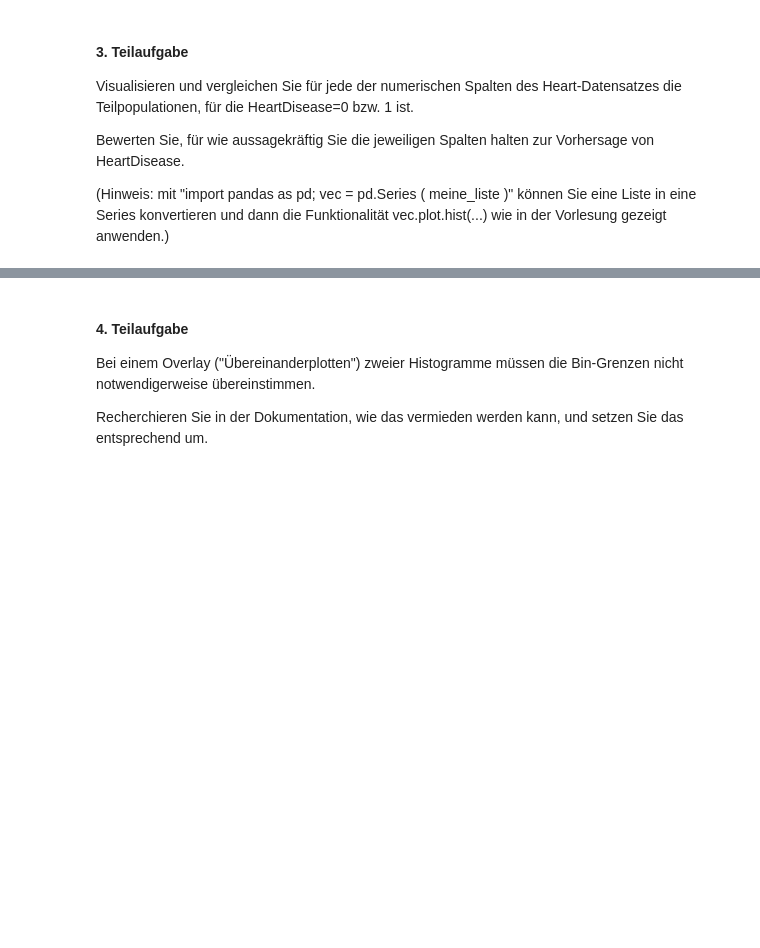
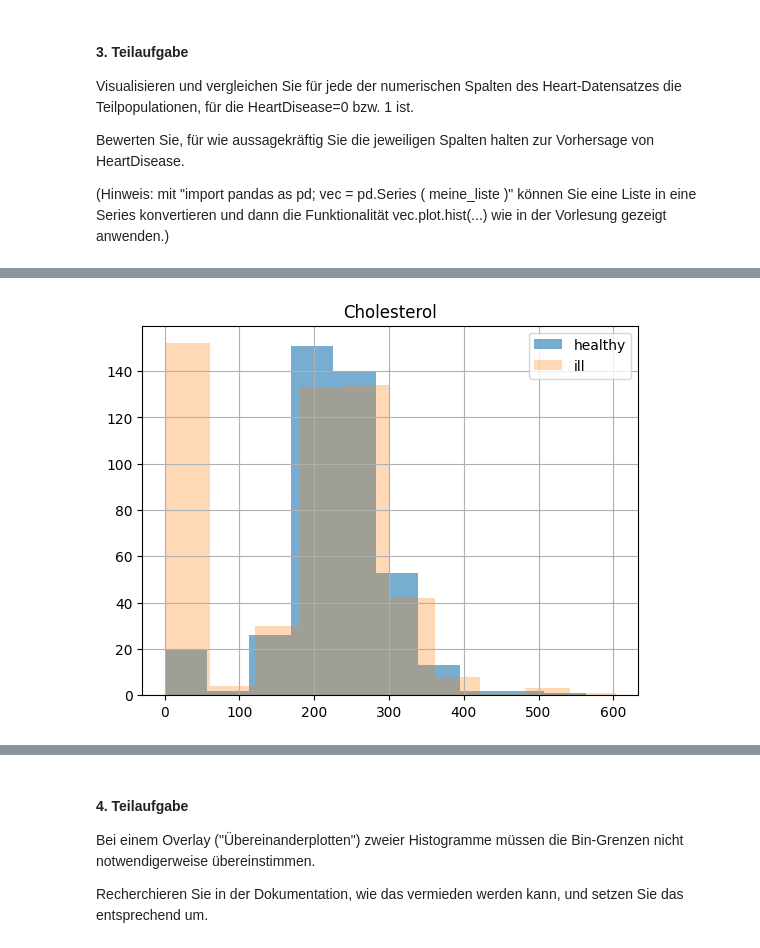
Before and after one commit to MartinElsaesser/data-science, a Jupyter notebook: exercises/exercise1/exercise1.ipynb, the cells around one changed output, grey strips where cells are left out. Saved outputs shown, nothing was run; the diff lists cells and outputs as text; code cells hidden in the pictures; blank space fills up the shorter version.

```diff
--- a/exercises/exercise1/exercise1.ipynb
+++ b/exercises/exercise1/exercise1.ipynb
@@ -76,0 +106,4 @@ array([<Axes: title={'center': '0'}, ylabel='Frequency'>,
+# %%
+plot_heart_disease_metric('Cholesterol')
+# %% [output]
+[figure, added]
```
Also changed, not shown: parts of 15 cells of this notebook.
